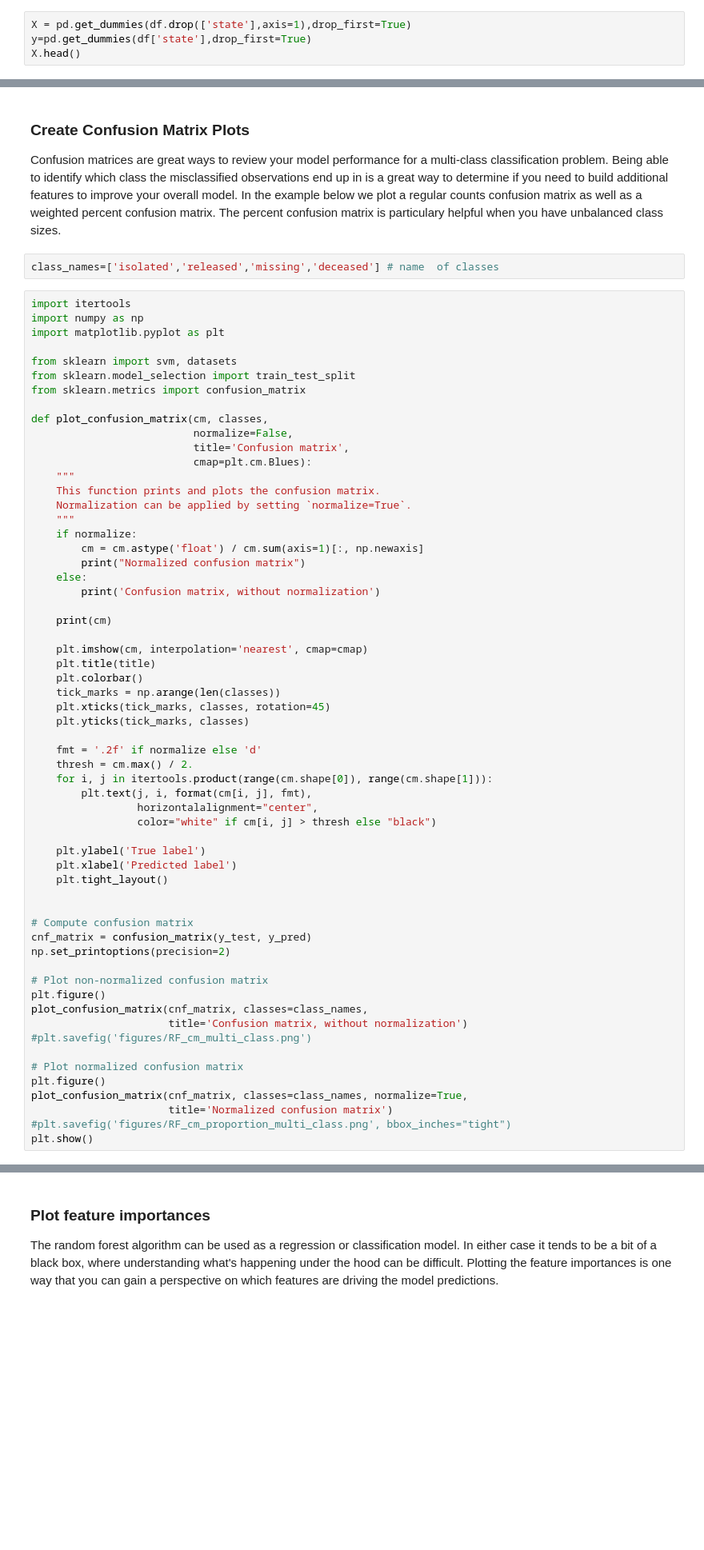
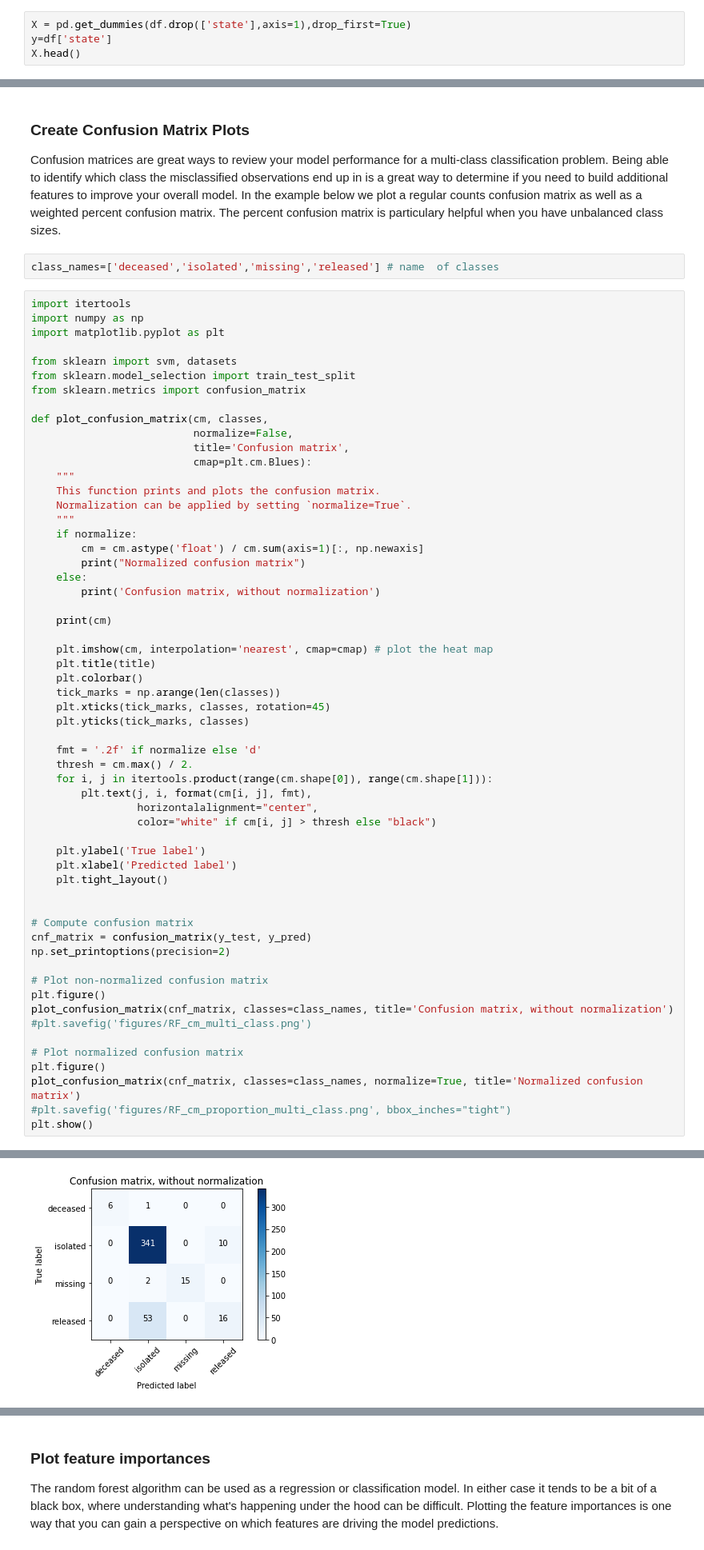
Before and after one commit to stonewatertx/Springboard_GitHub, a Jupyter notebook: Homework/14.4 RandomForest Covid Case Study/RandomForest_casestudy_covid19.ipynb, the cells around one changed output, grey strips where cells are left out. Shown at 80% size. Drawn from its saved outputs; the diff is of its cells as text; blank space fills up the shorter version.

```diff
--- a/Homework/14.4 RandomForest Covid Case Study/RandomForest_casestudy_covid19.ipynb
+++ b/Homework/14.4 RandomForest Covid Case Study/RandomForest_casestudy_covid19.ipynb
@@ -347,6 +417,6 @@ dtype: int64
 # %%
 X = pd.get_dummies(df.drop(['state'],axis=1),drop_first=True)
-y=pd.get_dummies(df['state'],drop_first=True)
+y=df['state']
 X.head()
 # %% [output]
 |  | patient_id | global_num | birth_year | disease | infection_order | infected_by | contact_number | n_age | ... |
@@ -415,7 +495,7 @@ np.shape(y_pred_prob)
 ### Create Confusion Matrix Plots
 Confusion matrices are great ways to review your model performance for a multi-class classification problem. Being able to identify which class the misclassified observations end up in is a great way to determine if you need to build additional features to improve your overall model. In the example below we plot a regular counts confusion matrix as well as a weighted percent confusion matrix. The percent confusion matrix is particulary helpful when you have unbalanced class sizes.
 # %%
-class_names=['isolated','released','missing','deceased'] # name  of classes
+class_names=['deceased','isolated','missing','released'] # name  of classes
 # %%
 import itertools
 import numpy as np
@@ -441,7 +521,7 @@ def plot_confusion_matrix(cm, classes,
 
     print(cm)
 
-    plt.imshow(cm, interpolation='nearest', cmap=cmap)
+    plt.imshow(cm, interpolation='nearest', cmap=cmap) # plot the heat map
     plt.title(title)
     plt.colorbar()
     tick_marks = np.arange(len(classes))
@@ -466,13 +546,12 @@ np.set_printoptions(precision=2)
 
 # Plot non-normalized confusion matrix
 plt.figure()
-plot_confusion_matrix(cnf_matrix, classes=class_names,
-                      title='Confusion matrix, without normalization')
+plot_confusion_matrix(cnf_matrix, classes=class_names, title='Confusion matrix, without normalization')
 #plt.savefig('figures/RF_cm_multi_class.png')
 
 # Plot normalized confusion matrix
 plt.figure()
-plot_confusion_matrix(cnf_matrix, classes=class_names, normalize=True,
-                      title='Normalized confusion matrix')
+plot_confusion_matrix(cnf_matrix, classes=class_names, normalize=True, title='Normalized confusion matrix')
 #plt.savefig('figures/RF_cm_proportion_multi_class.png', bbox_inches="tight")
 plt.show()
+# %% [output]
@@ -478,0 +568 @@ plt.show()
+[figure, added]
```
Also changed, not shown: parts of 50 cells of this notebook, 2 other files.
